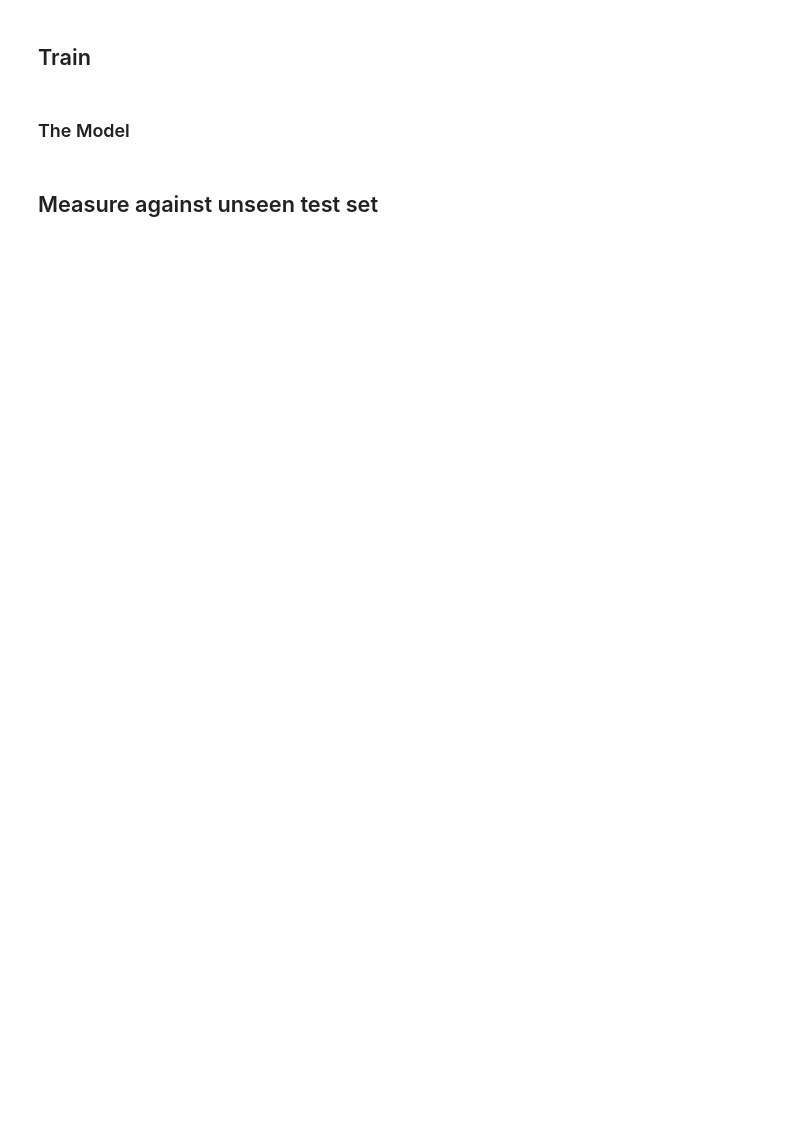
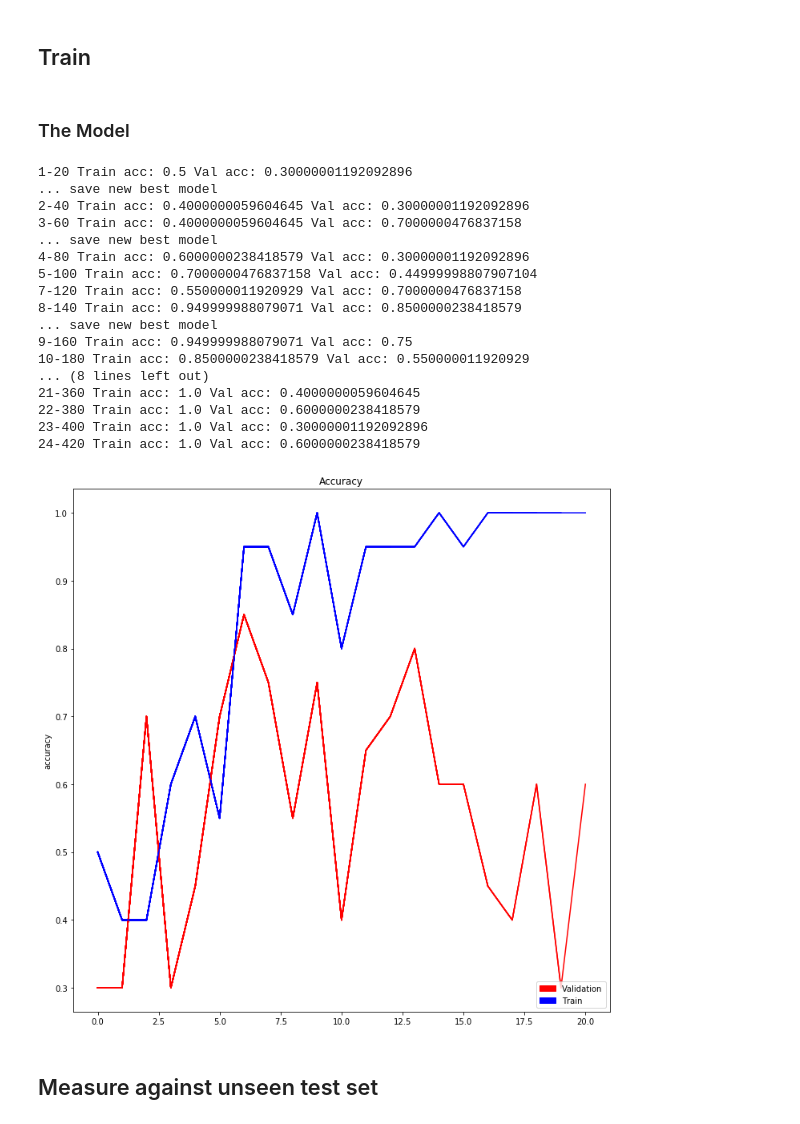
Before and after one commit to chasingbob/pycon2017, a Jupyter notebook: train.ipynb, the cells around one changed output. Drawn from its saved outputs; the diff is of its cells as text; code cells hidden in the pictures; blank space fills up the shorter version.

```diff
--- a/train.ipynb
+++ b/train.ipynb
@@ -52,11 +52,14 @@ cat_files = sorted(glob(cat_files_path))
 dog_files = sorted(glob(dog_files_path))
 
 file_count = len(cat_files) + len(dog_files)
+print('Dog files found: {}'.format(len(dog_files)))
+print('Cat files found: {}'.format(len(cat_files)))
+file_count = 400
 
 images = np.zeros((file_count, image_size, image_size, 3), dtype='float64')
 labels = np.zeros(file_count)
 count = 0
-for f in cat_files[:1000]:
+for f in cat_files[:200]:
     try:
         img = io.imread(f)
         new_img = imresize(img, (image_size, image_size, 3))
@@ -67,7 +70,7 @@ for f in cat_files[:1000]:
     except:
         continue
 
-for f in dog_files[:1000]:
+for f in dog_files[:200]:
     try:
         img = io.imread(f)
         new_img = imresize(img, (image_size, image_size, 3))
@@ -212,37 +214,85 @@ saver = tf.train.Saver()
 # %%
 step = 0
 prev_best = 0
-num_epochs = 20
+num_epochs = 25
 batch_size = 20
+train_accs = []
+_val_accs = []
+train_loss = []
+val_loss = []
+plt.ion()
+plt.show()
+fig = plt.figure()
+fig.set_figheight(12)
+fig.set_figwidth(12)
+feedback_step = 0
+
 with tf.Session() as sess:
     init.run()
     for epoch in range(num_epochs):
         for i in range(len(X_train) // batch_size):
             X_train_batch = fetch_batch(X_train, i, batch_size)
             Y_train_batch = fetch_batch(Y_train, i, batch_size)
 
             sess.run(training_op, feed_dict={X: X_train_batch, y: Y_train_batch})
 
             step += 1
             val_accs = []
-            if step % 10 == 0:
+            if step % 20 == 0:
+                feedback_step += 1
                 val_accs[:] = []
 
                 for j in range(len(X_val) // batch_size):
                     X_val_batch = fetch_batch(X_val, j, batch_size)
                     y_val_batch = fetch_batch(y_val, j, batch_size)
 
                     val_acc = sess.run(accuracy, feed_dict={X:X_val_batch, y: y_val_batch})
                     val_accs.append(val_acc)
 
                 temp_acc = sum(val_accs)/len(val_accs)
                 train_acc = sess.run(accuracy, feed_dict={X:X_train_batch, y: Y_train_batch})
 
+                # Pyplot
+                train_accs.append(train_acc)
+                _val_accs.append(temp_acc)
+
+                steps = [x for x in range(feedback_step)]
+                plt.subplot(1, 1, 1)
+                plt.title('Accuracy')
+                plt.plot(steps, _val_accs, color='r')
+                plt.plot(steps, train_accs, color='b')
+                plt.ylabel('accuracy')
+
+                red_patch = mpatches.Patch(color='red', label='Validation')
+                blue_patch = mpatches.Patch(color='blue', label='Train')
+
+                plt.legend(handles=[red_patch, blue_patch], loc=4)
+
                 print('{}-{} Train acc: {} Val acc: {}'.format(epoch, step, train_acc, temp_acc))
                 if temp_acc > prev_best:
                     print('... save new best model')
                     prev_best = temp_acc
                     save_path = saver.save(sess, "models/model-{}-{:2.2f}.ckpt".format(epoch, temp_acc))
+    plt.savefig('./data/training_acc.png')
+# %% [output]
+1-20 Train acc: 0.5 Val acc: 0.30000001192092896
+... save new best model
+2-40 Train acc: 0.4000000059604645 Val acc: 0.30000001192092896
+3-60 Train acc: 0.4000000059604645 Val acc: 0.7000000476837158
+... save new best model
+4-80 Train acc: 0.6000000238418579 Val acc: 0.30000001192092896
+5-100 Train acc: 0.7000000476837158 Val acc: 0.44999998807907104
+7-120 Train acc: 0.550000011920929 Val acc: 0.7000000476837158
+8-140 Train acc: 0.949999988079071 Val acc: 0.8500000238418579
+... save new best model
+9-160 Train acc: 0.949999988079071 Val acc: 0.75
+10-180 Train acc: 0.8500000238418579 Val acc: 0.550000011920929
+... (8 lines left out)
+21-360 Train acc: 1.0 Val acc: 0.4000000059604645
+22-380 Train acc: 1.0 Val acc: 0.6000000238418579
+23-400 Train acc: 1.0 Val acc: 0.30000001192092896
+24-420 Train acc: 1.0 Val acc: 0.6000000238418579
+[figure, added]
 # %% [markdown]
 ## Measure against unseen test set
 # %%
```
Also changed, not shown: parts of 5 cells of this notebook.
